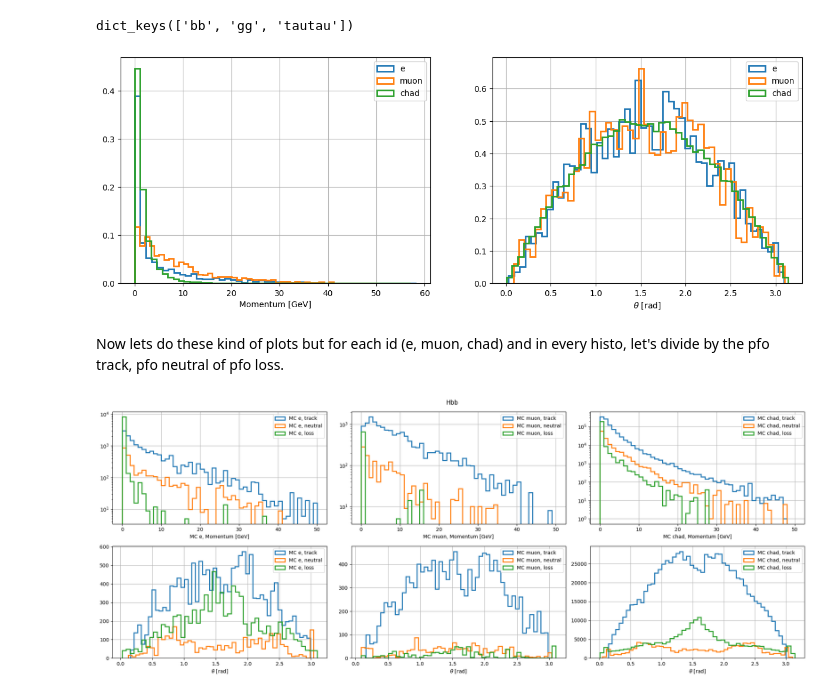
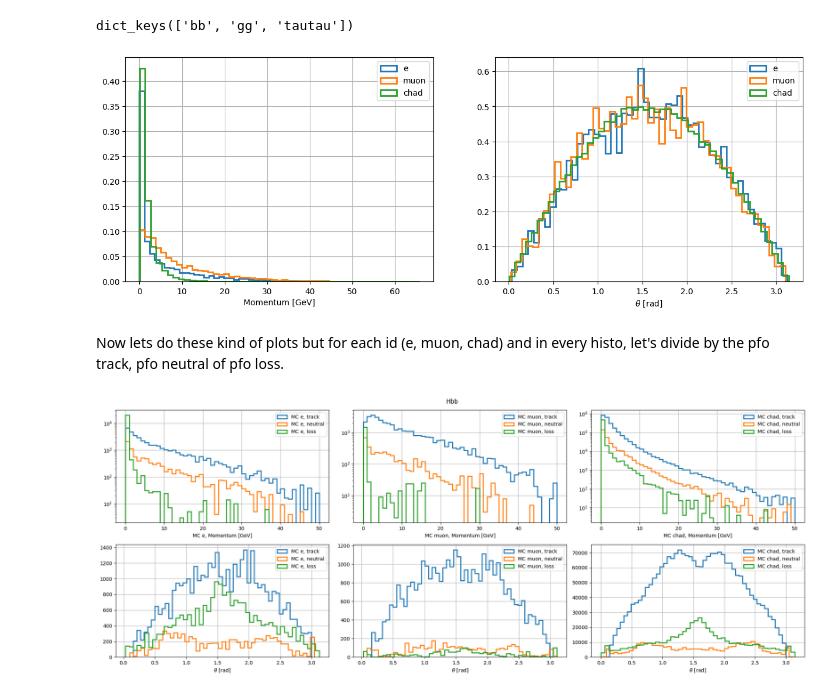
Before and after one commit to saracreates/TaggingResults, a Jupyter notebook: trackPFOcheck.ipynb, the cells around one changed output. Cells and saved outputs as stored; diff of their text form; code cells hidden in the pictures.

```diff
--- a/trackPFOcheck.ipynb
+++ b/trackPFOcheck.ipynb
@@ -14,7 +14,7 @@ import matplotlib.pyplot as plt
 def load_data(file_name):
     file = uproot.open(file_name)
     tree = file['tree;1']
-    data = tree.arrays(library="np", entry_start=0, entry_stop=100000)
+    data = tree.arrays(library="np", entry_start=0, entry_stop=250000)
     return data
 # %%
 path= "/eos/experiment/fcc/ee/datasets/CLD_fullsim_tagging_trackPFOcheck/hadded"
@@ -57,32 +57,32 @@ ax[1].set_xlabel(r"$\theta$ [rad]")
 
 plt.show()
 # %% [output]
-[figure, old version]
+[figure, new version]
 # %% [markdown]
 Now lets do these kind of plots but for each id (e, muon, chad) and in every histo, let's divide by the pfo track, pfo neutral of pfo loss.
-# %%
-ind_pfo_track = np.where(np.concatenate(dic["bb"]["mc_pfo_type"]) == 2)
-ind_pfo_neutral = np.where(np.concatenate(dic["bb"]["mc_pfo_type"]) == 1)
-ind_pfo_loss = np.where(np.concatenate(dic["bb"]["mc_pfo_type"]) == 0)
 # %%
-def subplot_pfo_div(j, ax, i_pfo_track, i_pfo_neutral, i_pfo_loss, l):
+def subplot_pfo_div(j, ax, i_pfo_track, i_pfo_neutral, i_pfo_loss, l, Htype):
     d=False
 
-    ax[0, j].hist(np.concatenate(dic["bb"]["momentum"])[i_pfo_track], bins=bins, range=[0, 50], histtype='step', linewidth=2.0, label=f"MC {l}, track", density=d)
-    ax[0, j].hist(np.concatenate(dic["bb"]["momentum"])[i_pfo_neutral], bins=bins, range=[0, 50], histtype='step', linewidth=2.0, label=f"MC {l}, neutral", density=d)
-    ax[0, j].hist(np.concatenate(dic["bb"]["momentum"])[i_pfo_loss], bins=bins, range=[0, 50], histtype='step', linewidth=2.0, label=f"MC {l}, loss", density=d)
+    ax[0, j].hist(np.concatenate(dic[Htype]["momentum"])[i_pfo_track], bins=bins, range=[0, 50], histtype='step', linewidth=2.0, label=f"MC {l}, track", density=d)
+    ax[0, j].hist(np.concatenate(dic[Htype]["momentum"])[i_pfo_neutral], bins=bins, range=[0, 50], histtype='step', linewidth=2.0, label=f"MC {l}, neutral", density=d)
+    ax[0, j].hist(np.concatenate(dic[Htype]["momentum"])[i_pfo_loss], bins=bins, range=[0, 50], histtype='step', linewidth=2.0, label=f"MC {l}, loss", density=d)
     ax[0, j].grid()
     ax[0, j].legend()
     ax[0, j].set_xlabel(f"MC {l}, Momentum [GeV]")
     ax[0, j].set_yscale("log")
-    ax[1, j].hist(np.concatenate(dic["bb"]["theta"])[i_pfo_track], bins=bins, histtype='step', linewidth=2.0, label=f"MC {l}, track", density=d)
-    ax[1, j].hist(np.concatenate(dic["bb"]["theta"])[i_pfo_neutral], bins=bins, histtype='step', linewidth=2.0, label=f"MC {l}, neutral", density=d)
-    ax[1, j].hist(np.concatenate(dic["bb"]["theta"])[i_pfo_loss], bins=bins, histtype='step', linewidth=2.0, label=f"MC {l}, loss", density=d)
+    ax[1, j].hist(np.concatenate(dic[Htype]["theta"])[i_pfo_track], bins=bins, histtype='step', linewidth=2.0, label=f"MC {l}, track", density=d)
+    ax[1, j].hist(np.concatenate(dic[Htype]["theta"])[i_pfo_neutral], bins=bins, histtype='step', linewidth=2.0, label=f"MC {l}, neutral", density=d)
+    ax[1, j].hist(np.concatenate(dic[Htype]["theta"])[i_pfo_loss], bins=bins, histtype='step', linewidth=2.0, label=f"MC {l}, loss", density=d)
     ax[1, j].grid()
     ax[1, j].legend()
     ax[1, j].set_xlabel(r"$\theta$ [rad]")
 # %%
 def plot_pfo_alltype(Htype="bb"):
+
+    ind_e = np.where(abs(np.concatenate(dic[Htype]["mcpid"])) == 11)
+    ind_mu = np.where(abs(np.concatenate(dic[Htype]["mcpid"])) == 13)
+    ind_chad = np.where(abs(np.concatenate(dic[Htype]["mcpid"])) == 211)
 
     ind_pfo_track = np.where(np.concatenate(dic[Htype]["mc_pfo_type"]) == 2)
     ind_pfo_neutral = np.where(np.concatenate(dic[Htype]["mc_pfo_type"]) == 1)
@@ -91,22 +91,22 @@ def plot_pfo_alltype(Htype="bb"):
 
     fig, ax = plt.subplots(2,3, figsize=(20,8))
     fig.suptitle(f"H{Htype}")
-    i_pfo_track = np.intersect1d(x, ind_e)
+    i_pfo_track = np.intersect1d(ind_pfo_track, ind_e)
     i_pfo_neutral = np.intersect1d(ind_pfo_neutral, ind_e)
     i_pfo_loss = np.intersect1d(ind_pfo_loss, ind_e)
-    subplot_pfo_div(0,ax, i_pfo_track, i_pfo_neutral, i_pfo_loss, l="e")
+    subplot_pfo_div(0,ax, i_pfo_track, i_pfo_neutral, i_pfo_loss, l="e", Htype=Htype)
     i_pfo_track = np.intersect1d(ind_pfo_track, ind_mu)
     i_pfo_neutral = np.intersect1d(ind_pfo_neutral, ind_mu)
     i_pfo_loss = np.intersect1d(ind_pfo_loss, ind_mu)
-    subplot_pfo_div(1,ax, i_pfo_track, i_pfo_neutral, i_pfo_loss, l="muon")
+    subplot_pfo_div(1,ax, i_pfo_track, i_pfo_neutral, i_pfo_loss, l="muon", Htype=Htype)
     i_pfo_track = np.intersect1d(ind_pfo_track, ind_chad)
     i_pfo_neutral = np.intersect1d(ind_pfo_neutral, ind_chad)
     i_pfo_loss = np.intersect1d(ind_pfo_loss, ind_chad)
-    subplot_pfo_div(2,ax, i_pfo_track, i_pfo_neutral, i_pfo_loss, l="chad")
+    subplot_pfo_div(2,ax, i_pfo_track, i_pfo_neutral, i_pfo_loss, l="chad", Htype=Htype)
 
     plt.tight_layout()
     plt.show()
 # %%
-plot_pfo_alltype()
+plot_pfo_alltype(Htype="bb")
 # %% [output]
-[figure, old version]
+[figure, new version]
```
Also changed, not shown: parts of 5 cells of this notebook.
